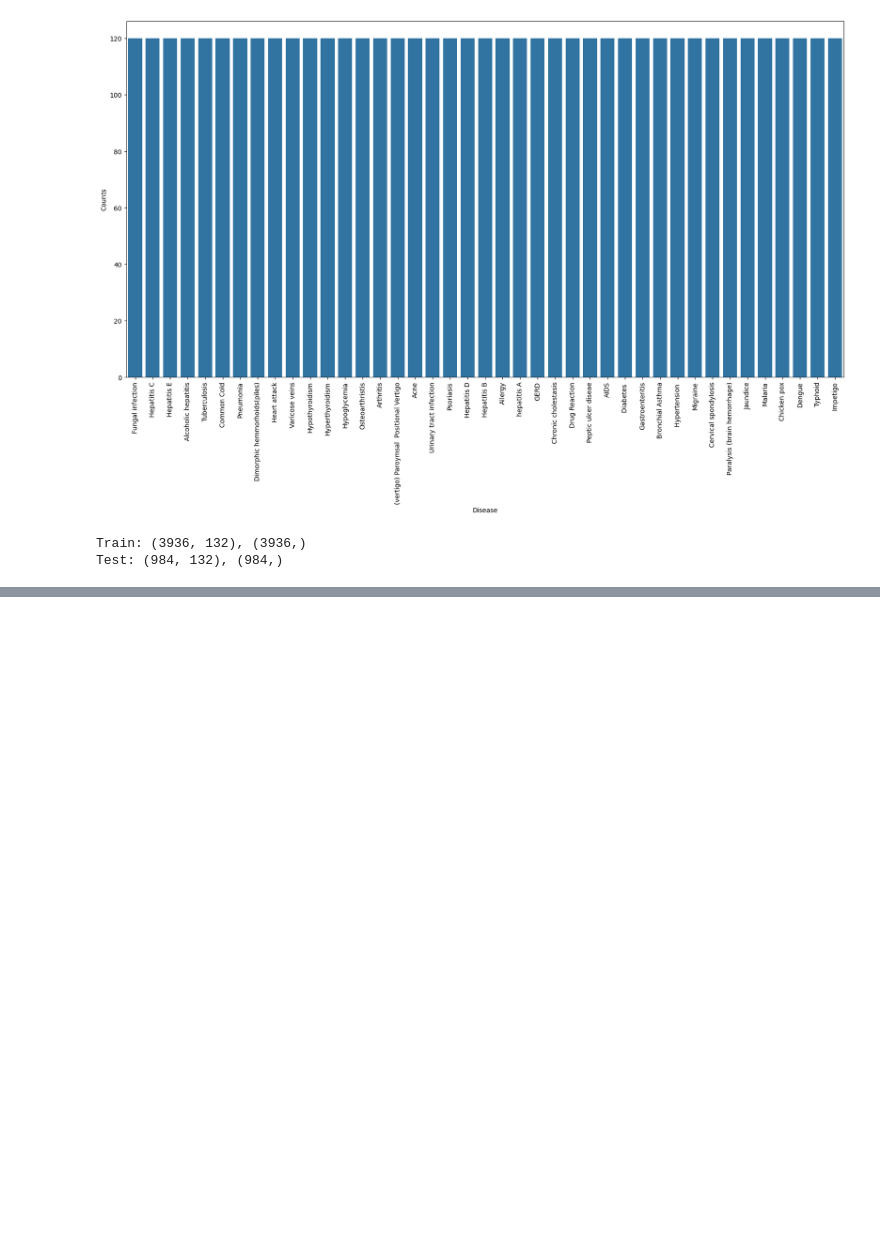
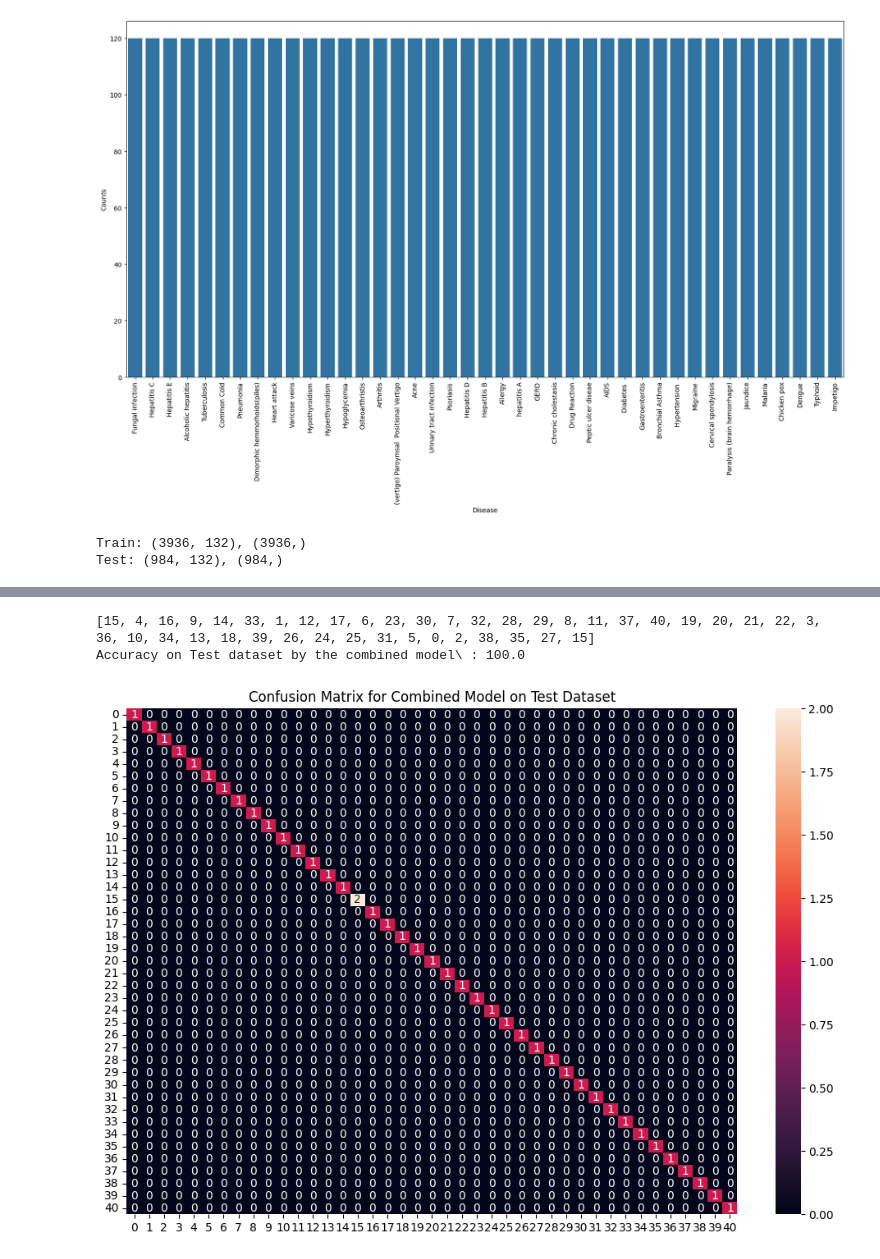
Before and after one commit to waseemanwar1/AICoverGen, a Jupyter notebook: Disease_Prediction_Using_Machine_Learning.ipynb, the cells around one changed output, grey strips where cells are left out. Drawn from its saved outputs; the diff is of its cells as text; code cells hidden in the pictures; blank space fills up the shorter version.

```diff
--- a/Disease_Prediction_Using_Machine_Learning.ipynb
+++ b/Disease_Prediction_Using_Machine_Learning.ipynb
@@ -83,0 +171,36 @@ Test: (984, 132), (984,)
+# %%
+# Training the models on whole data
+final_svm_model = SVC()
+final_nb_model = GaussianNB()
+final_rf_model = RandomForestClassifier(random_state=18)
+final_svm_model.fit(X, y)
+final_nb_model.fit(X, y)
+final_rf_model.fit(X, y)
+
+# Reading the test data
+test_data = pd.read_csv("disease-prediction-data/Testing.csv").dropna(axis=1)
+
+test_X = test_data.iloc[:, :-1]
+test_Y = encoder.transform(test_data.iloc[:, -1])
+
+# Making prediction by take mode of predictions
+# made by all the classifiers
+svm_preds = final_svm_model.predict(test_X)
+nb_preds = final_nb_model.predict(test_X)
+rf_preds = final_rf_model.predict(test_X)
+
+final_preds = [mode([i,j,k])[0] for i,j, k in zip(svm_preds, nb_preds, rf_preds)]
+
+print(final_preds)
+print(f"Accuracy on Test dataset by the combined model\ : {accuracy_score(test_Y, final_preds)*100}")
+
+cf_matrix = confusion_matrix(test_Y, final_preds)
+plt.figure(figsize=(12,8))
+
+sns.heatmap(cf_matrix, annot = True)
+plt.title("Confusion Matrix for Combined Model on Test Dataset")
+plt.show()
+# %% [output]
+[15, 4, 16, 9, 14, 33, 1, 12, 17, 6, 23, 30, 7, 32, 28, 29, 8, 11, 37, 40, 19, 20, 21, 22, 3, 36, 10, 34, 13, 18, 39, 26, 24, 25, 31, 5, 0, 2, 38, 35, 27, 15]
+Accuracy on Test dataset by the combined model\ : 100.0
+[figure, added]
```
Also changed, not shown: parts of 3 cells of this notebook.
